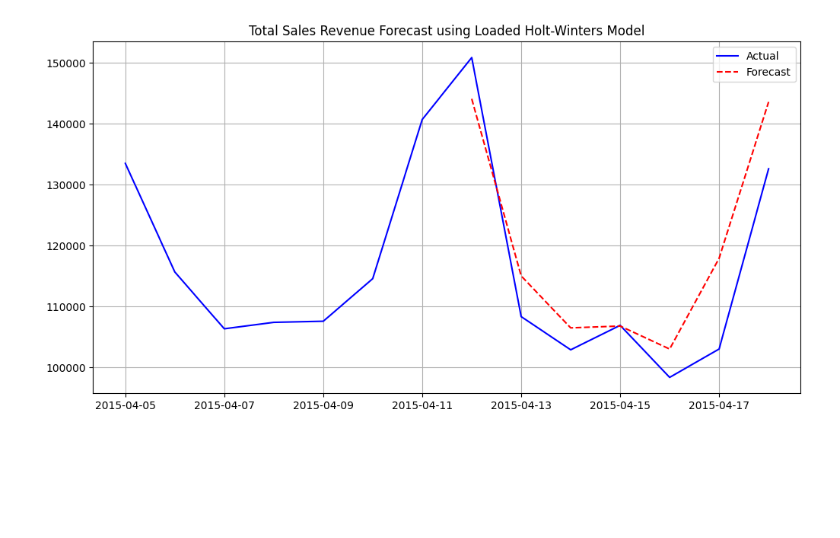
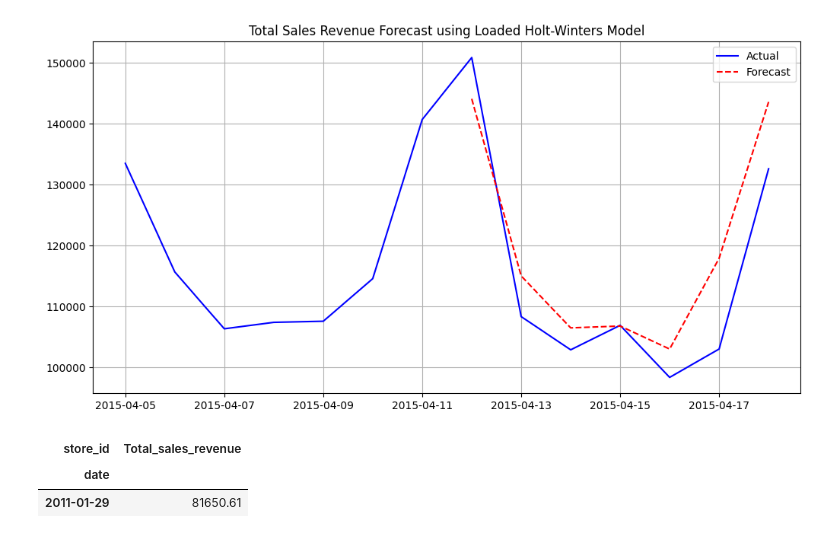
Before and after one commit to pr0digii/Sales_AnalysisML, a Jupyter notebook: Forecasting_model.ipynb, the cells around one changed output. Drawn from its saved outputs; the diff is of its cells as text; code cells hidden in the pictures; blank space fills up the shorter version.

```diff
--- a/Forecasting_model.ipynb
+++ b/Forecasting_model.ipynb
@@ -701,3 +701,9 @@ plt.grid(True)
 plt.show()
 # %% [output]
 [figure]
+# %%
+Sales.head(1)
+# %% [output]
+| store_id | Total_sales_revenue |
+| date |  |
+| 2011-01-29 | 81650.61 |
```
Also changed, not shown: parts of 2 cells of this notebook, 7 other files.
